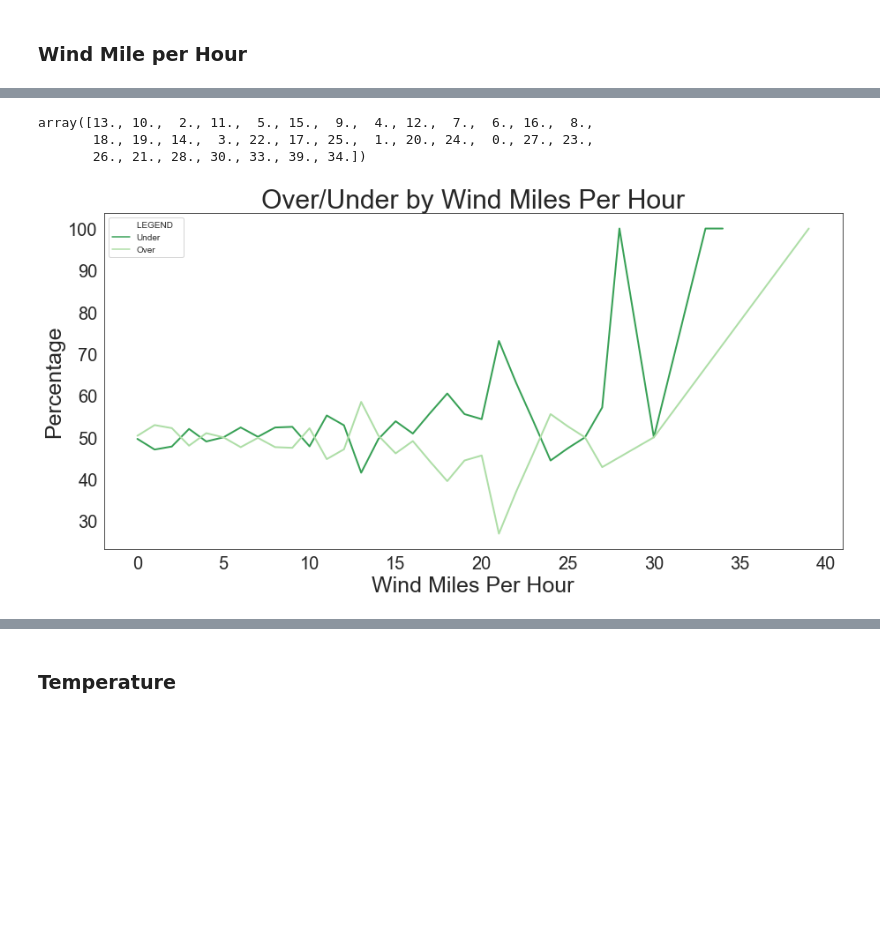
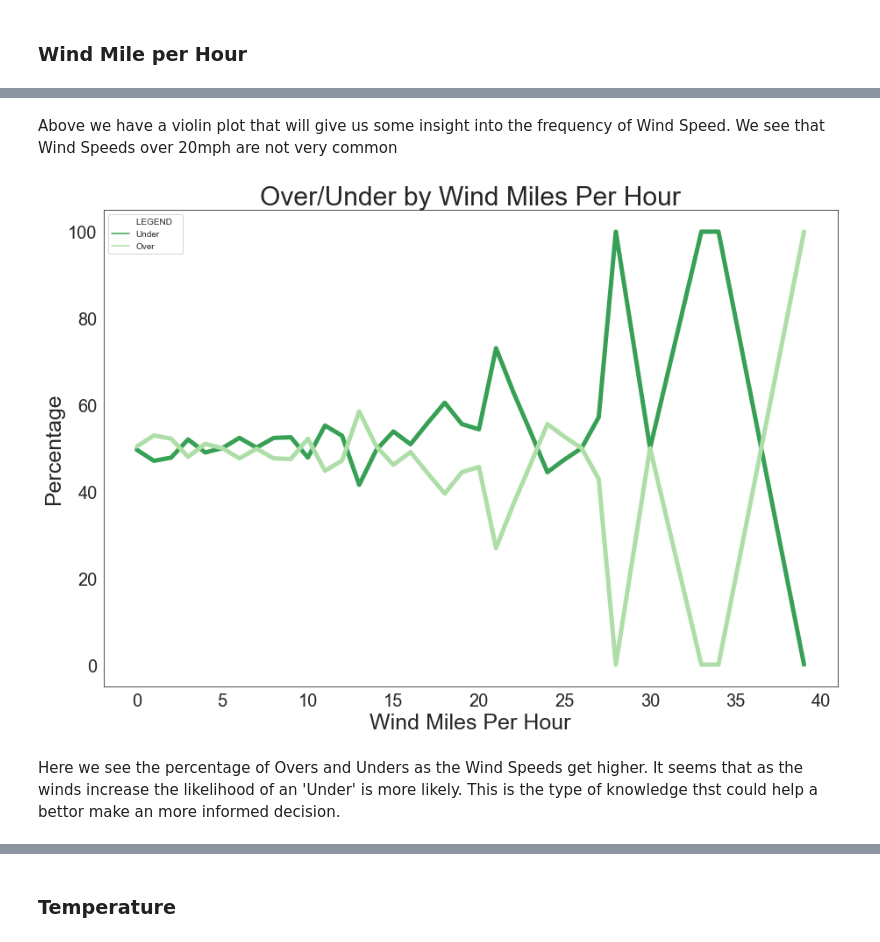
Before and after one commit to azieky/over_under_predictor, a Jupyter notebook: EDA_Notebook.ipynb, the cells around one changed output, grey strips where cells are left out. Saved outputs shown, nothing was run; the diff lists cells and outputs as text; code cells hidden in the pictures; blank space fills up the shorter version.

```diff
--- a/EDA_Notebook.ipynb
+++ b/EDA_Notebook.ipynb
@@ -220,0 +256,13 @@ Text(0.5, 0, 'Distance Traveled')
+# %%
+### Plot ###
+plt.figure(figsize = (10,5))
+sns.set_style("whitegrid")
+trip_bar = sns.barplot(x="trip_group", y="percentage", hue="over_under_result", data=trip_percent, palette='Greens_r')
+trip_bar = plt.xticks(np.arange(3), ['Short Trip','Medium Trip','Long Trip'],fontsize=19)
+trip_bar = plt.xlabel('',fontsize=19)
+trip_bar = plt.ylabel('Percentages',fontsize=19)
+trip_bar = plt.title('Over Under Results by Distance Traveled',fontsize = 20)
+trip_bar = plt.legend()
+trip_bar.get_texts()[1].set_text('Over')
+trip_bar.get_texts()[0].set_text('Under')
+plt.savefig('visualizations/distance_bar.png')
@@ -305,0 +381,4 @@ plt.show()
+# %%
+df['home_win_loss'] = df['home_W-L%']
+df['away_win_loss'] = df['away_W-L%']
+df['diff_win_loss'] = df['diff_W-L%']
@@ -420,0 +495,8 @@ sns.boxplot(df.windSpeed)
+# %%
+fig, ax = plt.subplots(figsize=(6,3))
+sns.set_style("whitegrid")
+wind_violin = sns.violinplot(x=df["windSpeed"],color = 'green')
+wind_violin.set_title('Wind Speed',fontsize=20)
+wind_violin.set_xlabel('Miles per Hour',fontsize=19)
+plt.xticks(fontsize=15,rotation = 45)
+plt.show()
@@ -421,35 +505,31 @@ sns.boxplot(df.windSpeed)
+# %% [markdown]
+Above we have a violin plot that will give us some insight into the frequency of Wind Speed. We see that Wind Speeds over 20mph are not very common
 # %%
 df['windSpeed'] = df['windSpeed'].apply(np.floor)
-
 wind_percent = (df.groupby(['windSpeed'])['over_under_result'].value_counts(normalize=True)
                      .rename('percentage').mul(100).reset_index().sort_values('over_under_result'))
-
-### Spread 17.5 and above sample too small ###
-#wind_percent['windSpeed'] = np.where(wind_percent['windSpeed'] >= 21,21,wind_percent['windSpeed'])
+wind_zeros = pd.DataFrame([[34.0, 1,0], [33.0, 1,0], [28.0, 1,0], [39.0, 0,0]], columns=['windSpeed','over_under_result','percentage'])
+wind_percent = wind_percent.append(wind_zeros)
-# %%
-df['windSpeed'].unique()
-# %% [output]
-array([13., 10.,  2., 11.,  5., 15.,  9.,  4., 12.,  7.,  6., 16.,  8.,
-       18., 19., 14.,  3., 22., 17., 25.,  1., 20., 24.,  0., 27., 23.,
-       26., 21., 28., 30., 33., 39., 34.])
 # %%
-plt.figure(figsize = (15,7))
+plt.figure(figsize = (15,10))
 sns.set_style("white")
 wind_plot = sns.lineplot(x="windSpeed", y="percentage", hue="over_under_result",
-                         data=wind_percent, palette='Greens_r',linewidth = 2)
+                         data=wind_percent, palette='Greens_r',linewidth = 5)
 wind_plot = plt.title('Over/Under by Wind Miles Per Hour',fontsize = 30)
 wind_plot = plt.xticks(fontsize=20)
 wind_plot = plt.yticks(fontsize=20)
 wind_plot = plt.xlabel('Wind Miles Per Hour',fontsize=25)
 wind_plot = plt.ylabel('Percentage',fontsize=25)
 wind_plot = plt.legend()
 wind_legend = plt.legend()
 wind_legend.get_texts()[2].set_text('Over')
 wind_legend.get_texts()[1].set_text('Under')
 wind_legend.get_texts()[0].set_text('LEGEND   ')
-#plt.savefig('wind_plot.png')
+plt.savefig('visualizations/wind_plot.png')
 # %% [output]
-[figure, old version]
+[figure, new version]
+# %% [markdown]
+Here we see the percentage of Overs and Unders as the Wind Speeds get higher. It seems that as the winds increase the likelihood of an 'Under' is more likely. This is the type of knowledge thst could help a bettor make an more informed decision.
 # %%
 wind_groups=[]
 for i in df['windSpeed']:
```
Also changed, not shown: parts of 89 cells of this notebook, 26 other files.
